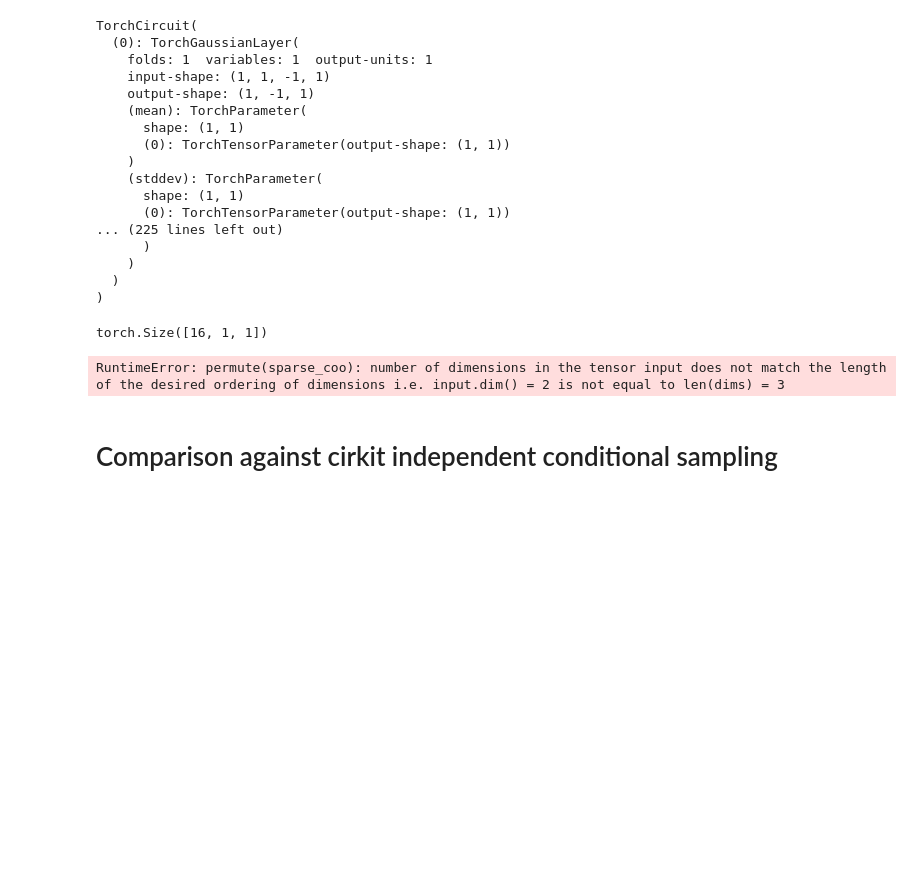
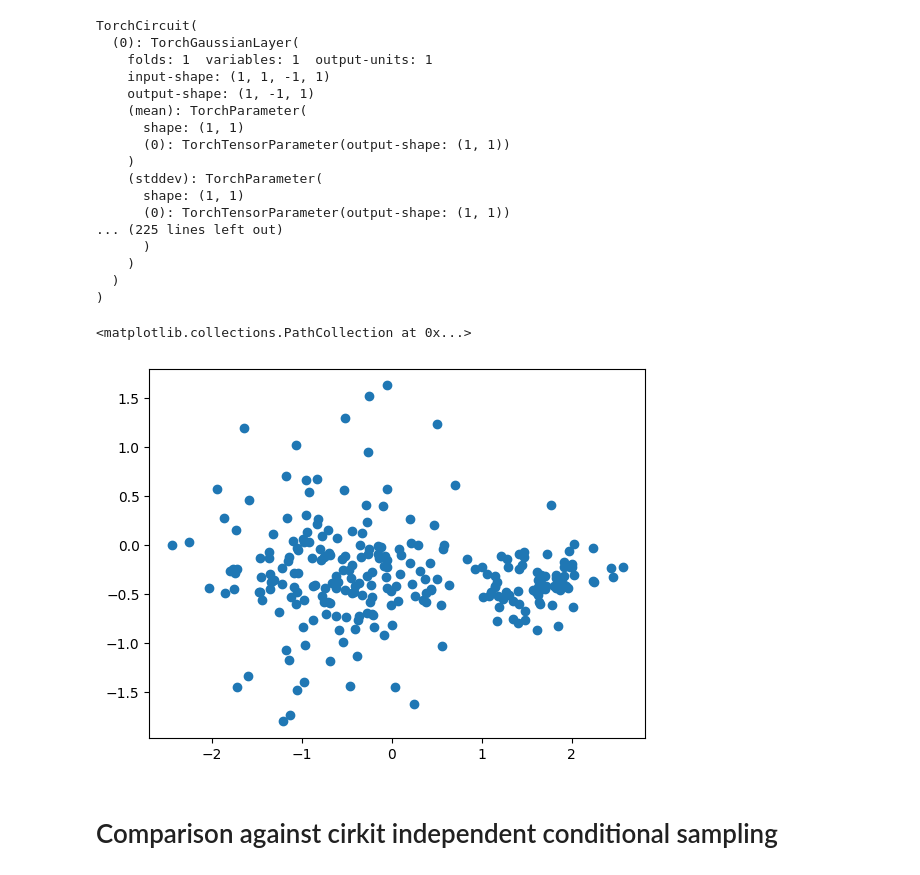
Before and after one commit to dylanxp/cirkit, a Jupyter notebook: notebooks/conditional-sampling.ipynb, the cells around one changed output. Drawn from its saved outputs; the diff is of its cells as text; code cells hidden in the pictures; blank space fills up the shorter version.

Commit message:
Make unconditional sampling work

```diff
--- a/notebooks/conditional-sampling.ipynb
+++ b/notebooks/conditional-sampling.ipynb
@@ -138,7 +138,4 @@ TorchCircuit(
 )
 # %%
 sampling_query = SamplingQuery(circuit)
-_, samples = sampling_query(num_samples=16)
+_, samples = sampling_query(num_samples=256)
-# %% [output]
-torch.Size([16, 1, 1])
-RuntimeError: permute(sparse_coo): number of dimensions in the tensor input does not match the length of the desired ordering of dimensions i.e. input.dim() = 2 is not equal to len(dims) = 3
@@ -145,3 +144,9 @@ RuntimeError: permute(sparse_coo): number of dimensions in the tensor input does
+# %%
+plt.scatter(*samples[:, 1:].T)
+# samples.shape
+# %% [output]
+<matplotlib.collections.PathCollection at 0x...>
+[figure, added]
 # %%
 #     # select the variables used as evidence
 #     evidence_vars = torch.full_like(sample, 0)
```
Also changed, not shown: parts of 1 cell of this notebook, 6 other files.
